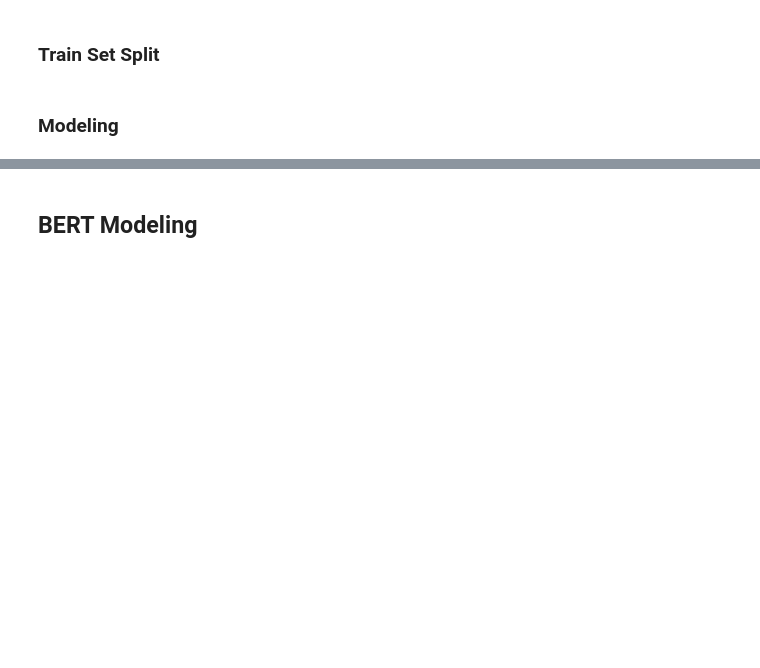
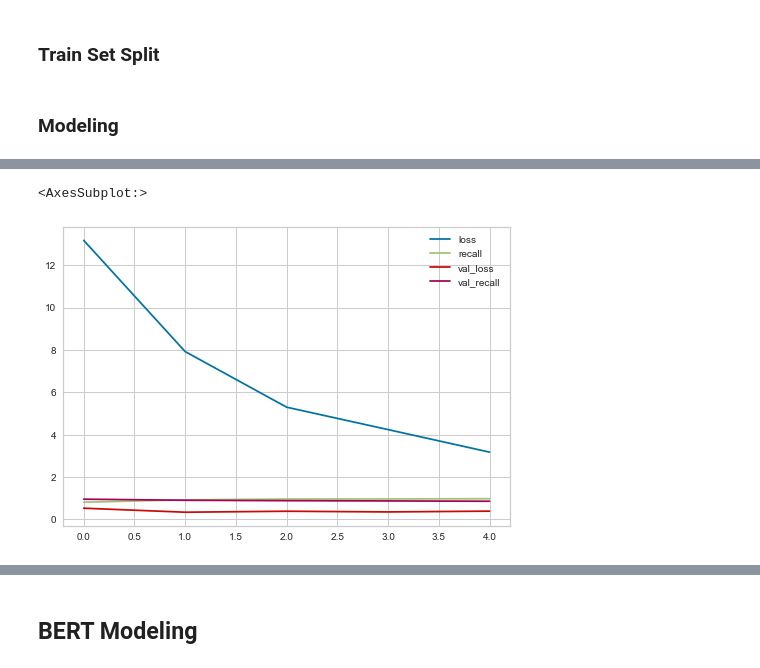
Before and after one commit to YusufSHub/Machine-Learning, a Jupyter notebook: NLP/NLP_Sentiment_Analysis_Project/NLP_Sentiment_Analysis_Project.ipynb, the cells around one changed output, grey strips where cells are left out. Drawn from its saved outputs; the diff is of its cells as text; code cells hidden in the pictures; blank space fills up the shorter version.

```diff
--- a/NLP/NLP_Sentiment_Analysis_Project/NLP_Sentiment_Analysis_Project.ipynb
+++ b/NLP/NLP_Sentiment_Analysis_Project/NLP_Sentiment_Analysis_Project.ipynb
@@ -532,0 +1038,5 @@ In the next step we create a numerical feature vector for each document:
+# %%
+from tensorflow.keras.callbacks import EarlyStopping
+
+early_stop = EarlyStopping(monitor="val_loss", mode="auto",
+                           verbose=1, patience = 3, restore_best_weights=True)
@@ -532,0 +1049,5 @@ In the next step we create a numerical feature vector for each document:
+# %%
+weights = {0:19, 1:81}
+# %%
+model.fit(X_train, y_train, epochs=25, batch_size=128, class_weight=weights,
+         validation_data=(X_test, y_test), callbacks=[early_stop])
@@ -532,0 +1067,3 @@ In the next step we create a numerical feature vector for each document:
+# %%
+model_loss = pd.DataFrame(model.history.history)
+model_loss.head()
@@ -532,0 +1077,5 @@ In the next step we create a numerical feature vector for each document:
+# %%
+model_loss.plot()
+# %% [output]
+<AxesSubplot:>
+[figure, added]
```
Also changed, not shown: parts of 159 cells of this notebook.
